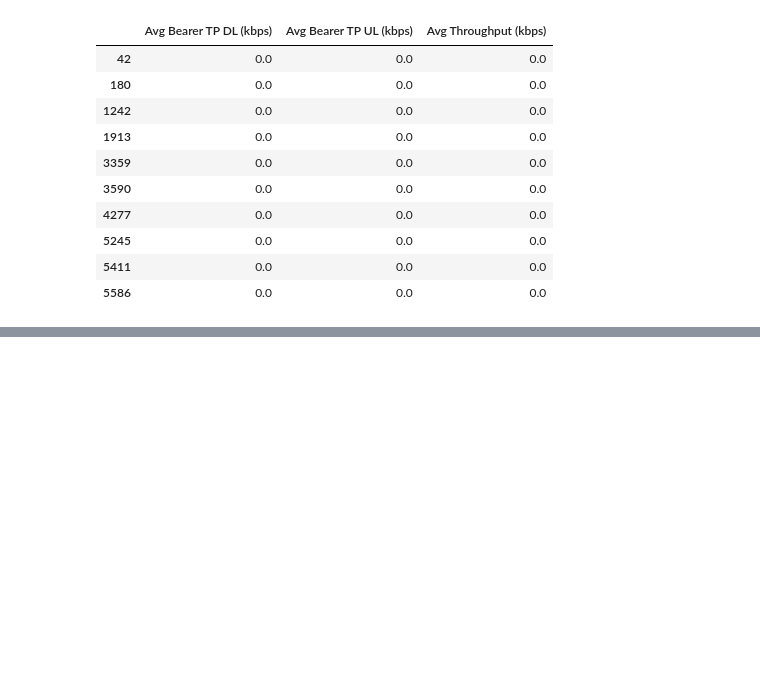
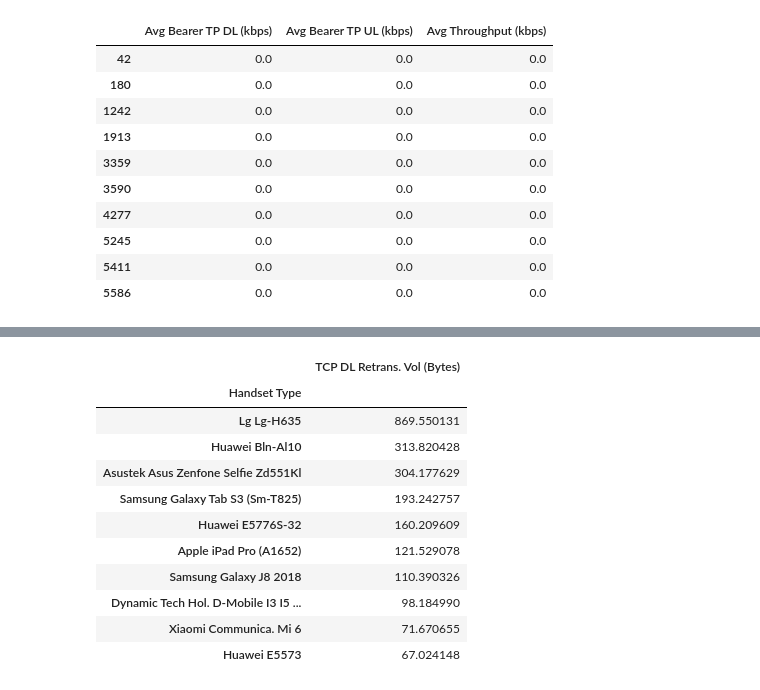
Before and after one commit to biniyam69/telecom, a Jupyter notebook: notebooks/Task4.ipynb, the cells around one changed output, grey strips where cells are left out. Saved outputs shown, nothing was run; the diff lists cells and outputs as text; code cells hidden in the pictures; blank space fills up the shorter version.

```diff
--- a/notebooks/Task4.ipynb
+++ b/notebooks/Task4.ipynb
@@ -293,0 +349,17 @@ bottom_10_throughput
+# %%
+avg_tcp_ret_p_handset = task4_1_data.groupby('Handset Type')[['TCP DL Retrans. Vol (Bytes)']].mean()
+avg_tcp_ret_p_handset /= (1024 * 1024)
+avg_tcp_ret_p_handset.nlargest(10, 'TCP DL Retrans. Vol (Bytes)')
+# %% [output]
+|  | TCP DL Retrans. Vol (Bytes) |
+| Handset Type |  |
+| Lg Lg-H635 | 869.550131 |
+| Huawei Bln-Al10 | 313.820428 |
+| Asustek Asus Zenfone Selfie Zd551Kl | 304.177629 |
+| Samsung Galaxy Tab S3 (Sm-T825) | 193.242757 |
+| Huawei E5776S-32 | 160.209609 |
+| Apple iPad Pro (A1652) | 121.529078 |
+| Samsung Galaxy J8 2018 | 110.390326 |
+| Dynamic Tech Hol. D-Mobile I3 I5 ... | 98.184990 |
+| Xiaomi Communica. Mi 6 | 71.670655 |
+| Huawei E5573 | 67.024148 |
```
Also changed, not shown: parts of 5 cells of this notebook.
